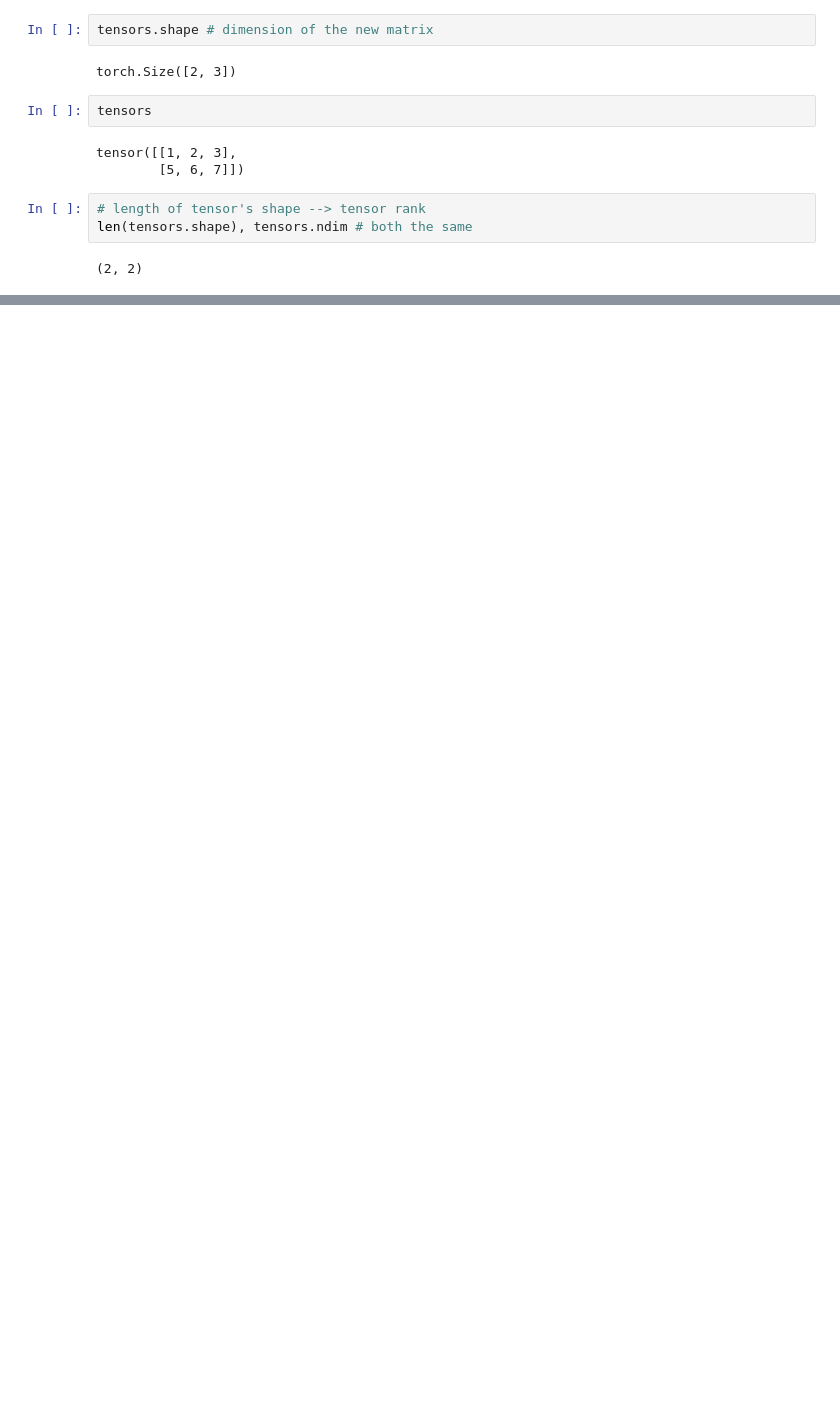
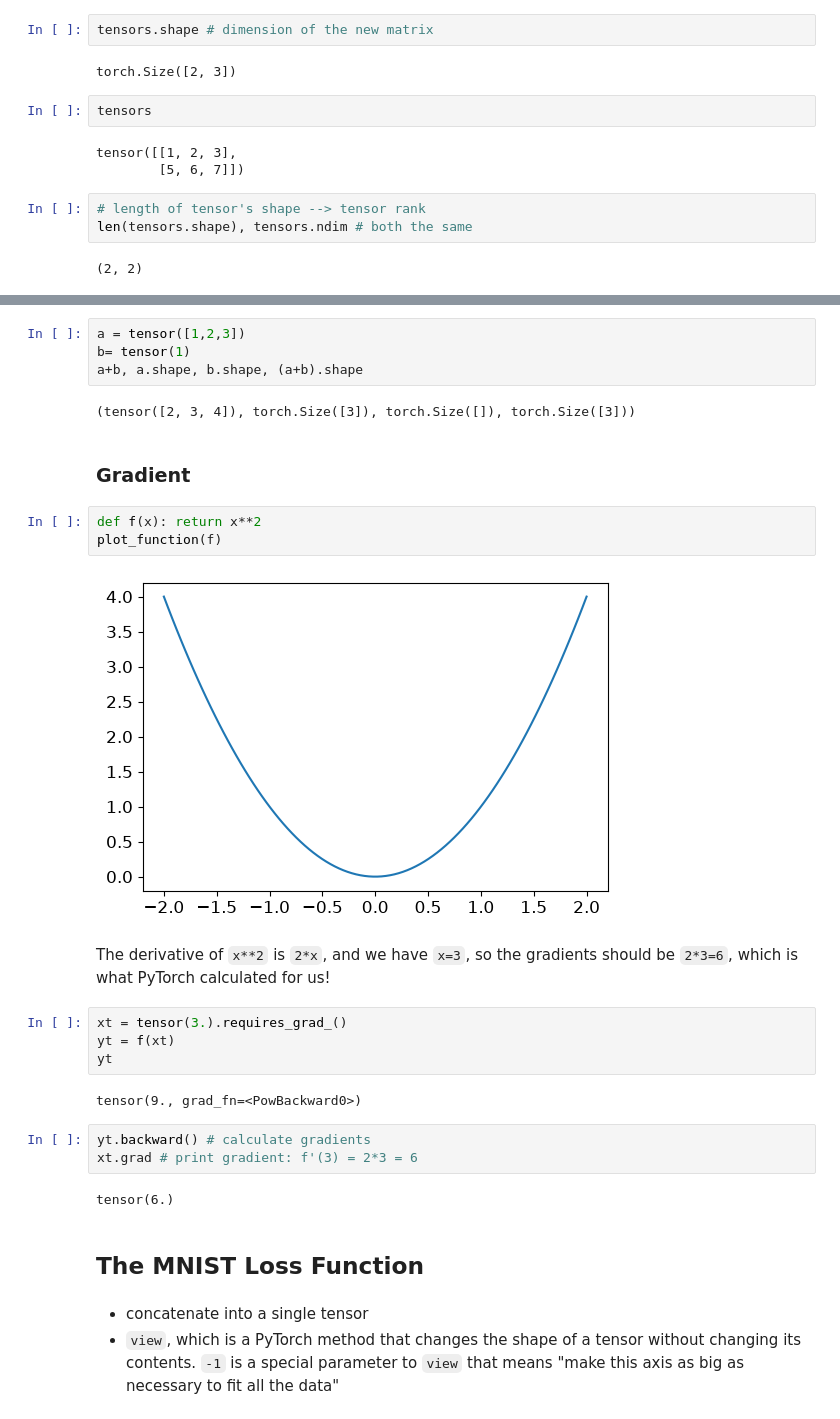
Before and after one commit to corecube/fastbook, a Jupyter notebook: notes/04_mnist_basics.ipynb, the cells around one changed output, grey strips where cells are left out. Cells and saved outputs as stored; diff of their text form; blank space fills up the shorter version.

```diff
--- a/notes/04_mnist_basics.ipynb
+++ b/notes/04_mnist_basics.ipynb
@@ -106,0 +111,31 @@ len(tensors.shape), tensors.ndim # both the same
+# %%
+a = tensor([1,2,3])
+b= tensor(1)
+a+b, a.shape, b.shape, (a+b).shape
+# %% [output]
+(tensor([2, 3, 4]), torch.Size([3]), torch.Size([]), torch.Size([3]))
+# %% [markdown]
+### Gradient
+# %%
+def f(x): return x**2
+plot_function(f)
+# %% [output]
+[figure, added]
+# %% [markdown]
+The derivative of `x**2` is `2*x`, and we have `x=3`, so the gradients should be `2*3=6`, which is what PyTorch calculated for us!
+# %%
+xt = tensor(3.).requires_grad_()
+yt = f(xt)
+yt
+# %% [output]
+tensor(9., grad_fn=<PowBackward0>)
+# %%
+yt.backward() # calculate gradients
+xt.grad # print gradient: f'(3) = 2*3 = 6
+# %% [output]
+tensor(6.)
+# %% [markdown]
+## The MNIST Loss Function
+# %% [markdown]
+- concatenate into a single tensor
+- `view`, which is a PyTorch method that changes the shape of a tensor without changing its contents. `-1` is a special parameter to `view` that means "make this axis as big as necessary to fit all the data"
```
Also changed, not shown: parts of 2 cells of this notebook.
